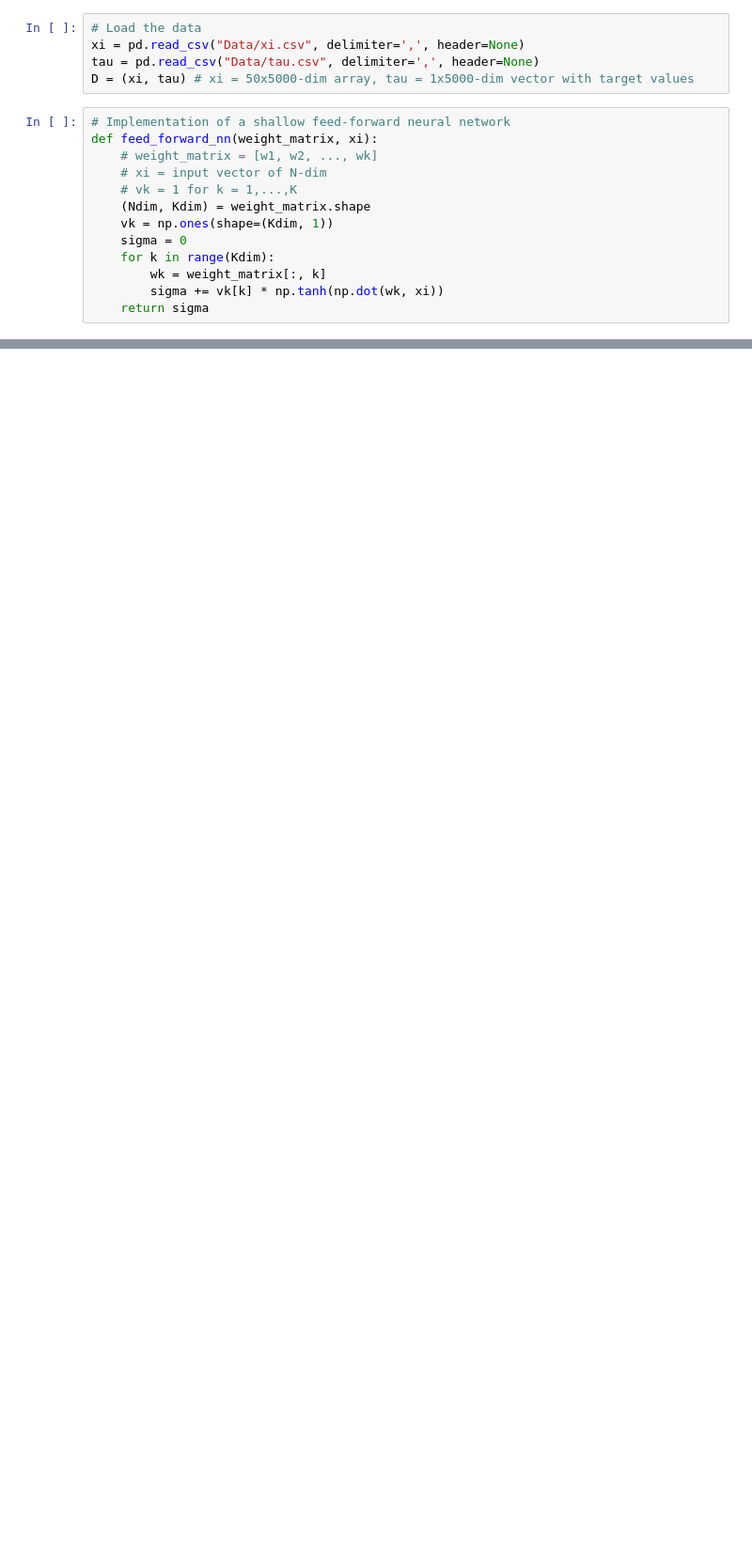
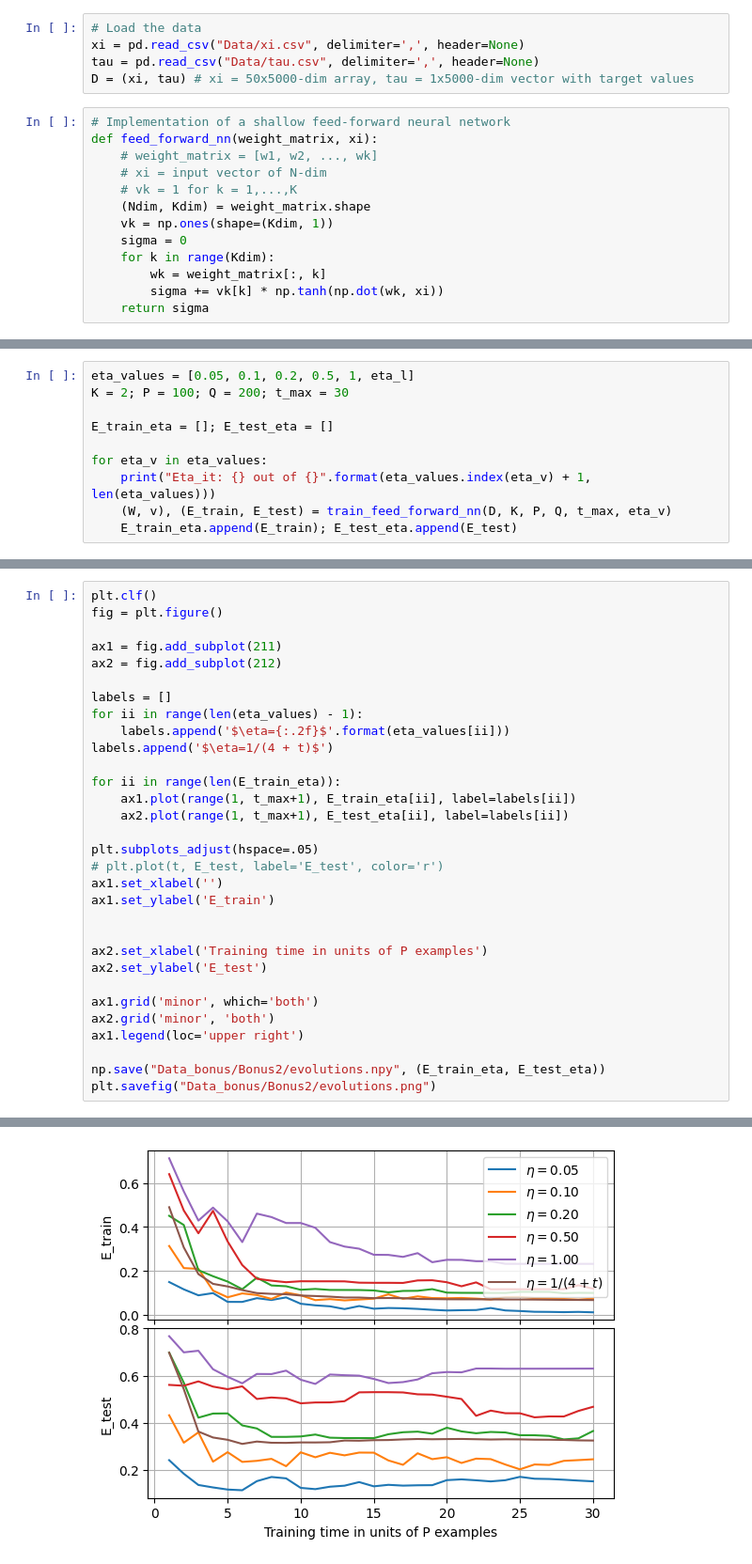
Before and after one commit to alsanron/NN-A3-Learning_by_gradient_descent, a Jupyter notebook: main.ipynb, the cells around one changed output, grey strips where cells are left out. Shown at 94% size. Saved outputs shown, nothing was run; the diff lists cells and outputs as text; blank space fills up the shorter version.

```diff
--- a/main.ipynb
+++ b/main.ipynb
@@ -138,0 +200,10 @@ plot_weights(W)
+# %%
+eta_values = [0.05, 0.1, 0.2, 0.5, 1, eta_l]
+K = 2; P = 100; Q = 200; t_max = 30
+
+E_train_eta = []; E_test_eta = []
+
+for eta_v in eta_values:
+    print("Eta_it: {} out of {}".format(eta_values.index(eta_v) + 1, len(eta_values)))
+    (W, v), (E_train, E_test) = train_feed_forward_nn(D, K, P, Q, t_max, eta_v)
+    E_train_eta.append(E_train); E_test_eta.append(E_test)
@@ -138,0 +217,32 @@ plot_weights(W)
+# %%
+plt.clf()
+fig = plt.figure()
+
+ax1 = fig.add_subplot(211)
+ax2 = fig.add_subplot(212)
+
+labels = []
+for ii in range(len(eta_values) - 1):
+    labels.append('$\eta={:.2f}$'.format(eta_values[ii]))
+labels.append('$\eta=1/(4 + t)$')
+
+for ii in range(len(E_train_eta)):
+    ax1.plot(range(1, t_max+1), E_train_eta[ii], label=labels[ii])
+    ax2.plot(range(1, t_max+1), E_test_eta[ii], label=labels[ii])
+
+plt.subplots_adjust(hspace=.05)
+# plt.plot(t, E_test, label='E_test', color='r')
+ax1.set_xlabel('')
+ax1.set_ylabel('E_train')
+
+
+ax2.set_xlabel('Training time in units of P examples')
+ax2.set_ylabel('E_test')
+
+ax1.grid('minor', which='both')
+ax2.grid('minor', 'both')
+ax1.legend(loc='upper right')
+
+np.save("Data_bonus/Bonus2/evolutions.npy", (E_train_eta, E_test_eta))
+plt.savefig("Data_bonus/Bonus2/evolutions.png")
+# %% [output]
@@ -138,0 +250 @@ plot_weights(W)
+[figure, added]
```
Also changed, not shown: parts of 13 cells of this notebook, 16 other files.
